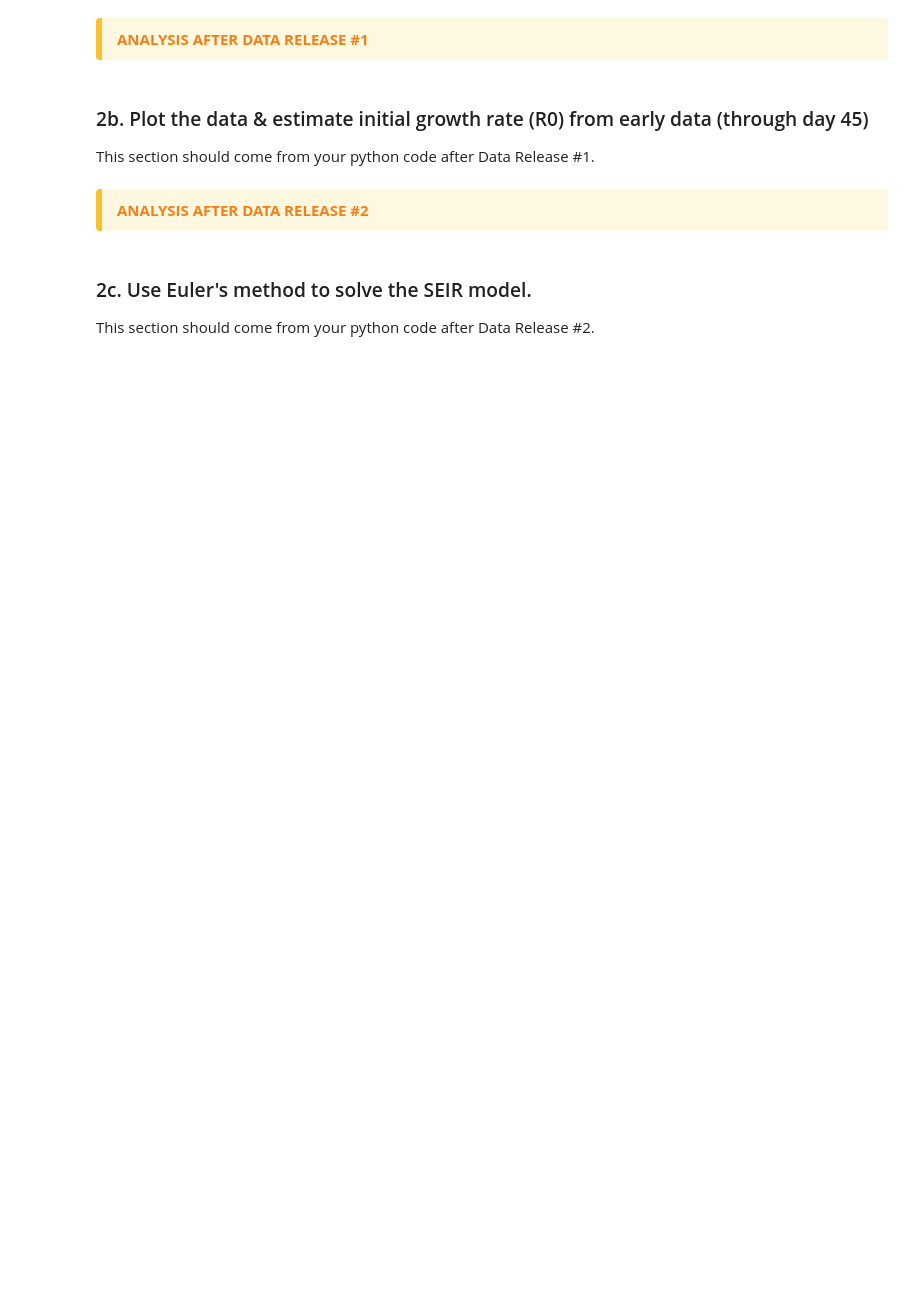
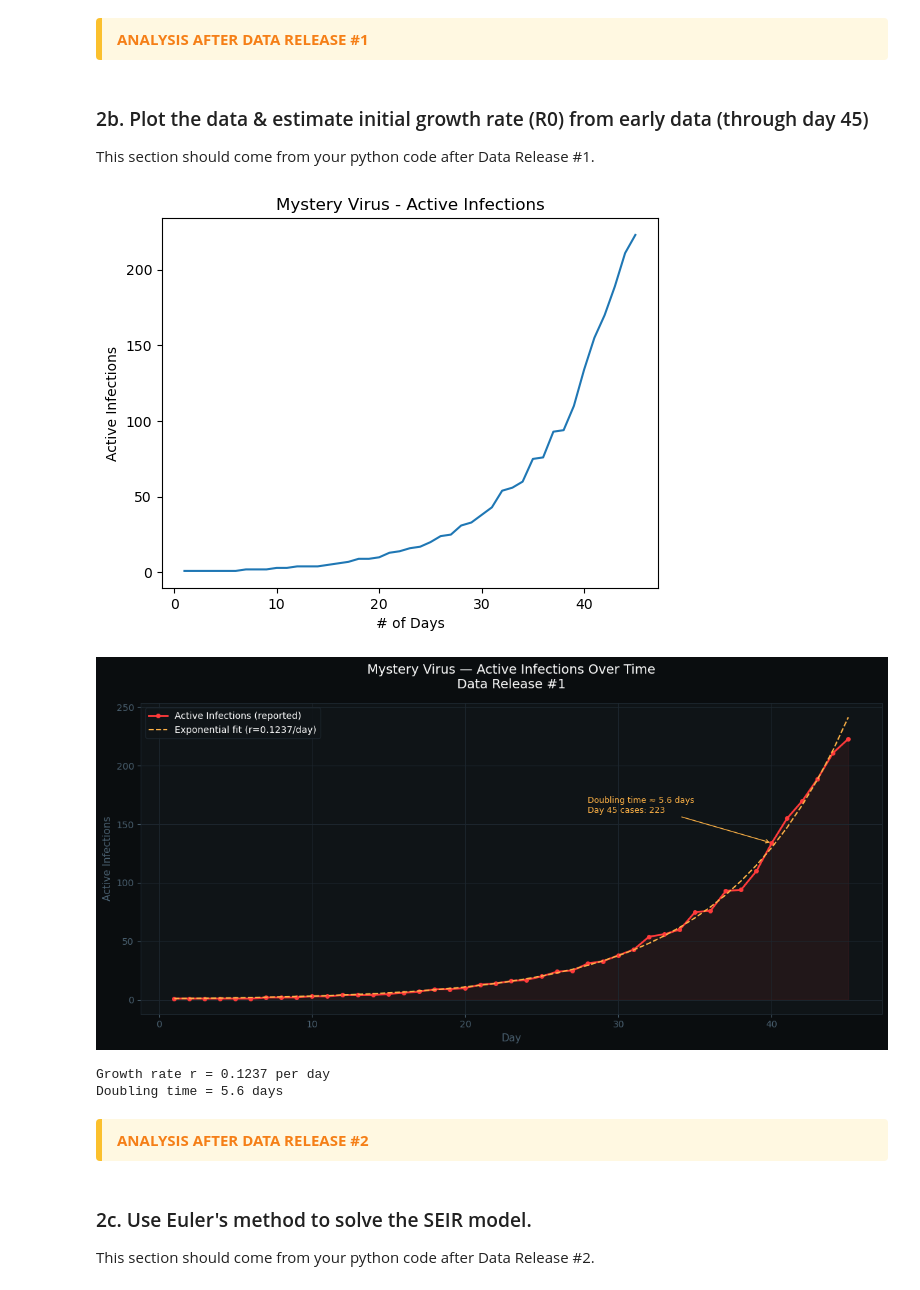
Before and after one commit to breckleytheresa13-debug/Module-2-Epidemics-SIR-Modeling, a Jupyter notebook: Notebook examples/Template_student_final_notebook.ipynb, the cells around one changed output. Cells and saved outputs as stored; diff of their text form; code cells hidden in the pictures; blank space fills up the shorter version.

```diff
--- a/Notebook examples/Template_student_final_notebook.ipynb
+++ b/Notebook examples/Template_student_final_notebook.ipynb
@@ -38,6 +38,84 @@ This section should be filled out sequentially as a full report of the work you'
 # %% [markdown]
 ### 2b. Plot the data & estimate initial growth rate (R0) from early data (through day 45)
 This section should come from your python code after Data Release #1.
+# %%
+import matplotlib.pyplot as plt
+import numpy as np
+import csv
+
+# Graph that I made
+
+days = []
+cases = []
+
+with open("C:\\Users\\15712\\OneDrive - University of Virginia\\Comp Mod 2\\Module-2-Epidemics-SIR-Modeling\\Data\\mystery_virus_daily_active_counts_RELEASE#1.csv") as f:
+    reader = csv.DictReader(f)
+    for row in reader:
+        days.append(int(row["day"]))
+        cases.append(int(row["active reported daily cases"]))
+
+plt.plot(days, cases)
+plt.xlabel("# of Days")
+plt.ylabel("Active Infections")
+plt.title("Mystery Virus - Active Infections")
+plt.show()
+
+# NEEDED AI TO HELP ME CREATE THIS PLOT
+# WANTED A NICER GRAPH AND IT MADE EVERYTHING BELOW
+
+
+
+days = [1,2,3,4,5,6,7,8,9,10,11,12,13,14,15,16,17,18,19,20,
+        21,22,23,24,25,26,27,28,29,30,31,32,33,34,35,36,37,38,39,40,41,42,43,44,45]
+
+cases = [1,1,1,1,1,1,2,2,2,3,3,4,4,4,5,6,7,9,9,10,
+         13,14,16,17,20,24,25,31,33,38,43,54,56,60,75,76,93,94,110,134,155,170,189,211,223]
+
+
+fit_days = np.array(days[19:])
+fit_cases = np.array(cases[19:])
+coeffs = np.polyfit(fit_days, np.log(fit_cases), 1)
+r, log_a = coeffs
+a = np.exp(log_a)
+fit_line = a * np.exp(r * np.array(days))
+
+
+fig, ax = plt.subplots(figsize=(12, 6))
+fig.patch.set_facecolor('#0a0d0f')
+ax.set_facecolor('#0f1417')
+
+ax.plot(days, cases, color='#ff3b3b', linewidth=2, marker='o',
+        markersize=4, markerfacecolor='#ff3b3b', label='Active Infections (reported)')
+ax.fill_between(days, cases, alpha=0.08, color='#ff3b3b')
+ax.plot(days, fit_line, color='#ffb347', linewidth=1.5,
+        linestyle='--', label=f'Exponential fit (r={r:.4f}/day)')
+
+ax.set_title('Mystery Virus — Active Infections Over Time\nData Release #1',
+             color='white', fontsize=14, pad=16)
+ax.set_xlabel('Day', color='#4a6070', fontsize=11)
+ax.set_ylabel('Active Infections', color='#4a6070', fontsize=11)
+ax.tick_params(colors='#4a6070')
+for spine in ax.spines.values():
+    spine.set_edgecolor('#1e2830')
+ax.grid(color='#1e2830', linewidth=0.7)
+ax.legend(facecolor='#0f1417', edgecolor='#1e2830', labelcolor='white', fontsize=10)
+
+doubling_time = np.log(2) / r
+ax.annotate(f'Doubling time ≈ {doubling_time:.1f} days\nDay 45 cases: 223',
+            xy=(40, 134), xytext=(28, 160),
+            color='#ffb347', fontsize=9,
+            arrowprops=dict(arrowstyle='->', color='#ffb347'))
+
+plt.tight_layout()
+plt.savefig('virus_plot.png', dpi=150, facecolor=fig.get_facecolor())
+plt.show()
+print(f"Growth rate r = {r:.4f} per day")
+print(f"Doubling time = {doubling_time:.1f} days")
+# %% [output]
+[figure, added]
+[figure, added]
+Growth rate r = 0.1237 per day
+Doubling time = 5.6 days
 # %% [markdown]
 
 <div style="
```
Also changed, not shown: parts of 5 cells of this notebook.
